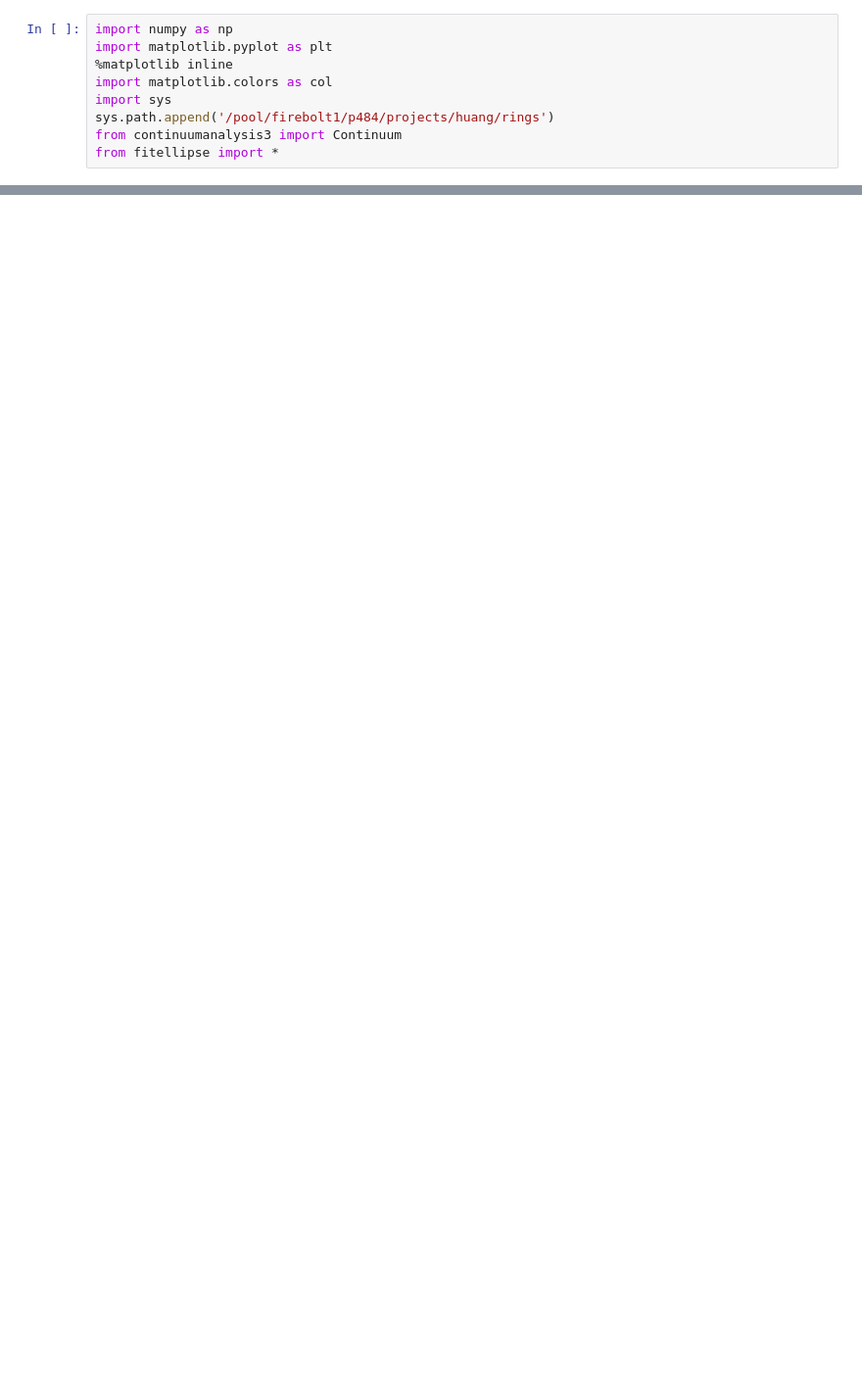
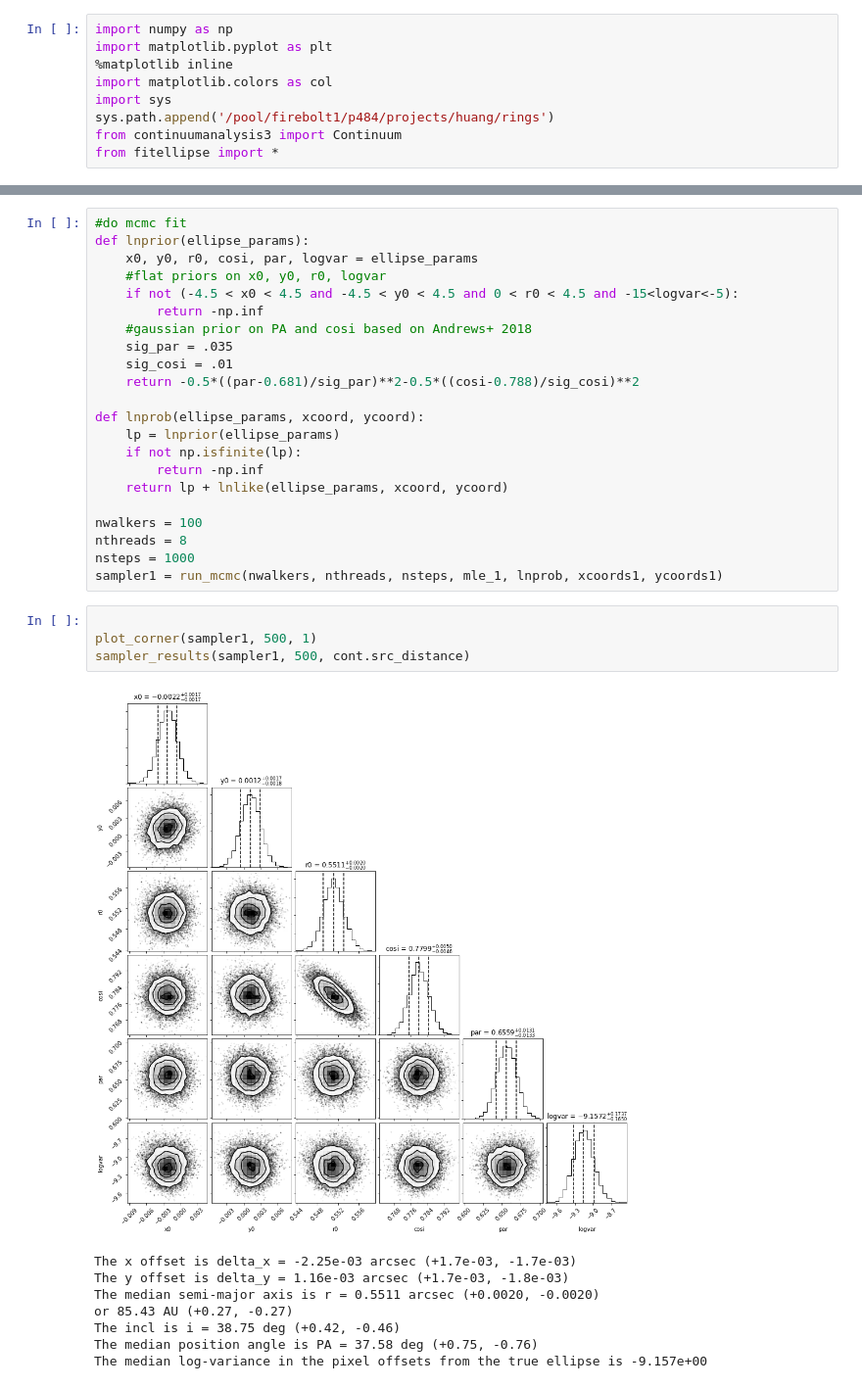
Before and after one commit to seanandrews/p484, a Jupyter notebook: projects/huang/rings/GWLupellipsefit.ipynb, the cells around one changed output, grey strips where cells are left out. Shown at 98% size. Saved outputs shown, nothing was run; the diff lists cells and outputs as text; blank space fills up the shorter version.

```diff
--- a/projects/huang/rings/GWLupellipsefit.ipynb
+++ b/projects/huang/rings/GWLupellipsefit.ipynb
@@ -66,3 +80,38 @@ The MLE log-variance in the pixel offsets from the true ellipse is -9.241e+00
+# %%
+#do mcmc fit
+def lnprior(ellipse_params):
+    x0, y0, r0, cosi, par, logvar = ellipse_params
+    #flat priors on x0, y0, r0, logvar
+    if not (-4.5 < x0 < 4.5 and -4.5 < y0 < 4.5 and 0 < r0 < 4.5 and -15<logvar<-5):
+        return -np.inf
+    #gaussian prior on PA and cosi based on Andrews+ 2018
+    sig_par = .035
+    sig_cosi = .01
+    return -0.5*((par-0.681)/sig_par)**2-0.5*((cosi-0.788)/sig_cosi)**2
+
+def lnprob(ellipse_params, xcoord, ycoord):
+    lp = lnprior(ellipse_params)
+    if not np.isfinite(lp):
+        return -np.inf
+    return lp + lnlike(ellipse_params, xcoord, ycoord)
+
+nwalkers = 100
+nthreads = 8
+nsteps = 1000
+sampler1 = run_mcmc(nwalkers, nthreads, nsteps, mle_1, lnprob, xcoords1, ycoords1)
+# %%
+
+plot_corner(sampler1, 500, 1)
+sampler_results(sampler1, 500, cont.src_distance)
+# %% [output]
+[figure, added]
+The x offset is delta_x = -2.25e-03 arcsec (+1.7e-03, -1.7e-03)
+The y offset is delta_y = 1.16e-03 arcsec (+1.7e-03, -1.8e-03)
+The median semi-major axis is r = 0.5511 arcsec (+0.0020, -0.0020)
+or 85.43 AU (+0.27, -0.27)
+The incl is i = 38.75 deg (+0.42, -0.46)
+The median position angle is PA = 37.58 deg (+0.75, -0.76)
+The median log-variance in the pixel offsets from the true ellipse is -9.157e+00
 # %%
 # Extract the gap that's at ~75 AU
 xcoords2, ycoords2 = cont.extract_ring(70,80,tbins = -177.5+5*np.arange(72), extract_type = 'min')
```
Also changed, not shown: parts of 9 cells of this notebook, 1 other file.
